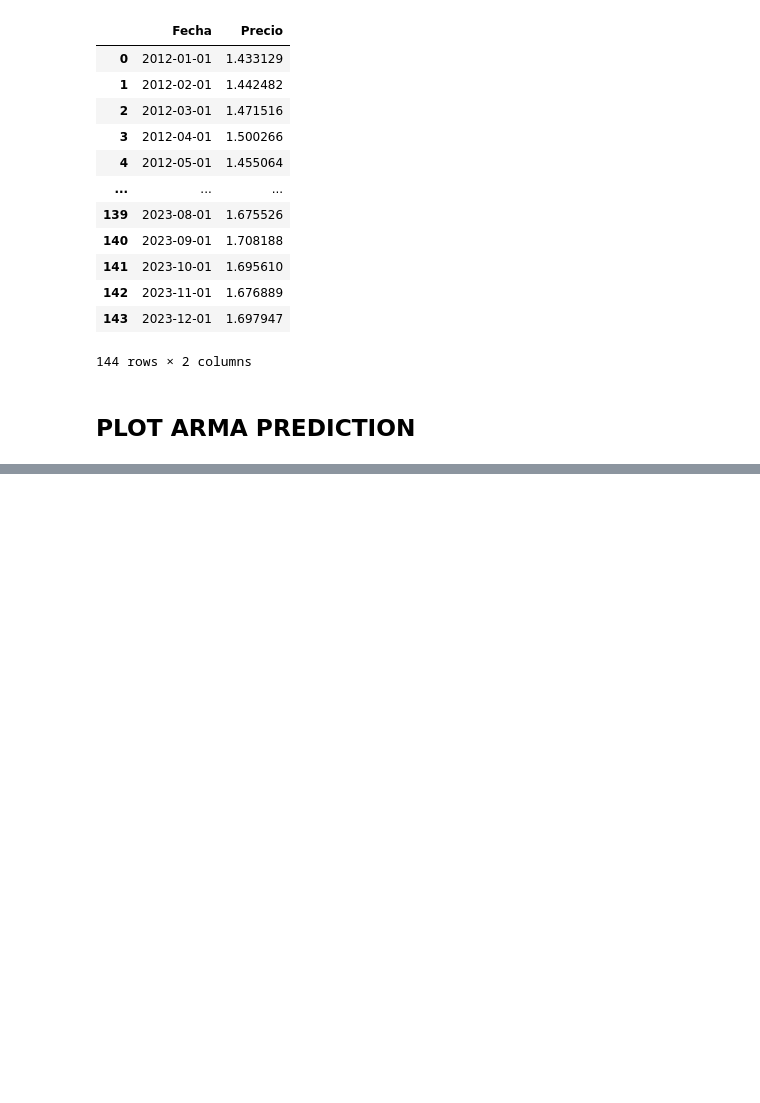
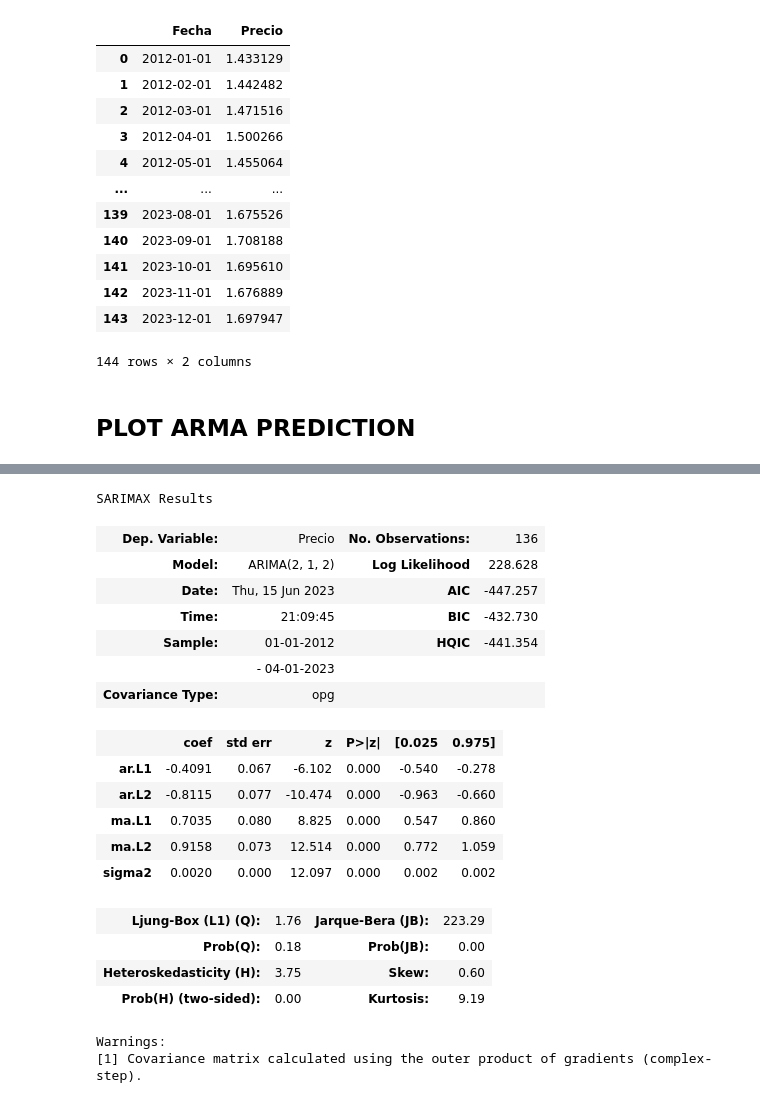
Before and after one commit to AMM93/Precios-Gasolina, a Jupyter notebook: modelos.ipynb, the cells around one changed output, grey strips where cells are left out. Drawn from its saved outputs; the diff is of its cells as text; code cells hidden in the pictures; blank space fills up the shorter version.

```diff
--- a/modelos.ipynb
+++ b/modelos.ipynb
@@ -443,0 +539,25 @@ Please replace it with one of the following more specific types
+# %%
+# Seleccionamos el primer modelo al ser el que tiene menor AIC, por eso elegimos el [0]
+arima_model = arima_mods[df_arimas.index.tolist()[0]]
+arima_model.summary()
+# %% [output]
+SARIMAX Results
+| Dep. Variable: | Precio | No. Observations: | 136 |
+| Model: | ARIMA(2, 1, 2) | Log Likelihood | 228.628 |
+| Date: | Thu, 15 Jun 2023 | AIC | -447.257 |
+| Time: | 21:09:45 | BIC | -432.730 |
+| Sample: | 01-01-2012 | HQIC | -441.354 |
+|  | - 04-01-2023 |  |  |
+| Covariance Type: | opg |  |  |
+|  | coef | std err | z | P>|z| | [0.025 | 0.975] |
+| ar.L1 | -0.4091 | 0.067 | -6.102 | 0.000 | -0.540 | -0.278 |
+| ar.L2 | -0.8115 | 0.077 | -10.474 | 0.000 | -0.963 | -0.660 |
+| ma.L1 | 0.7035 | 0.080 | 8.825 | 0.000 | 0.547 | 0.860 |
+| ma.L2 | 0.9158 | 0.073 | 12.514 | 0.000 | 0.772 | 1.059 |
+| sigma2 | 0.0020 | 0.000 | 12.097 | 0.000 | 0.002 | 0.002 |
+| Ljung-Box (L1) (Q): | 1.76 | Jarque-Bera (JB): | 223.29 |
+| Prob(Q): | 0.18 | Prob(JB): | 0.00 |
+| Heteroskedasticity (H): | 3.75 | Skew: | 0.60 |
+| Prob(H) (two-sided): | 0.00 | Kurtosis: | 9.19 |
+Warnings:
+[1] Covariance matrix calculated using the outer product of gradients (complex-step).
```
Also changed, not shown: parts of 35 cells of this notebook, 4 other files.
